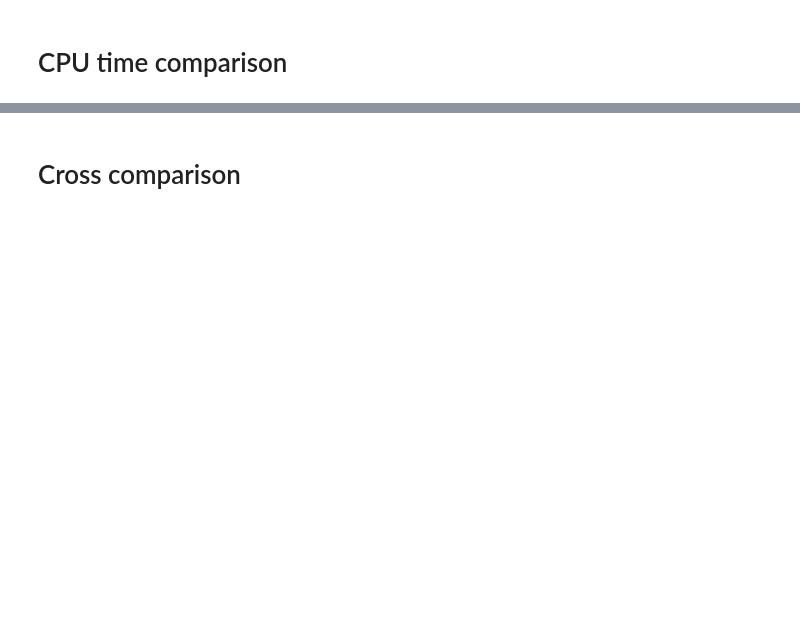
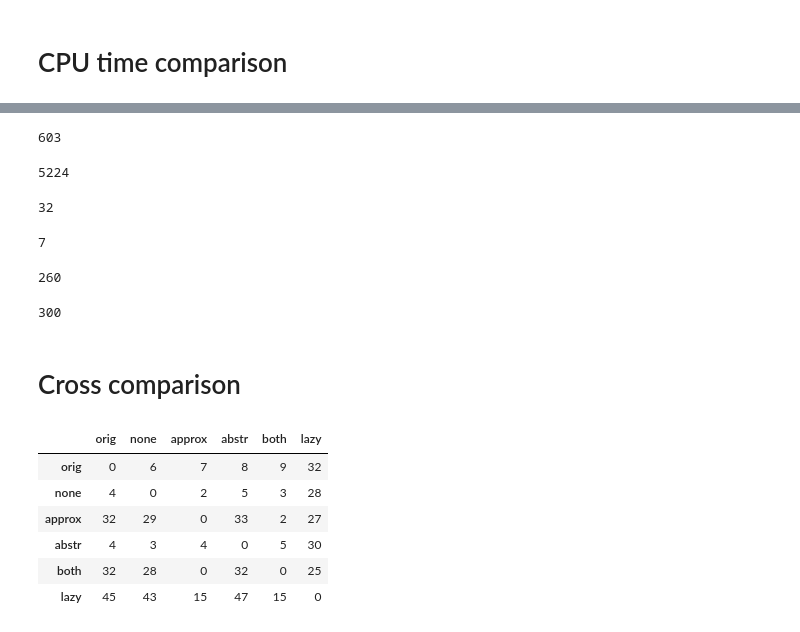
Before and after one commit to svarcinator/Q3B, a Jupyter notebook: statistics/statistics_final/Final statistics.ipynb, the cells around one changed output, grey strips where cells are left out. Drawn from its saved outputs; the diff is of its cells as text; code cells hidden in the pictures; blank space fills up the shorter version.

```diff
--- a/statistics/statistics_final/Final statistics.ipynb
+++ b/statistics/statistics_final/Final statistics.ipynb
@@ -203,3 +210,28 @@ plt = show_plot(create_time_comparison('orig', 'approx', current_dir), 'cputime'
+# %%
+df = create_df_comparison('orig', 'approx', current_dir)
+len(df[df['result_x'].isin(['true']) & df['result_y'].isin(['true'])])
+# %% [output]
+603
+# %%
+len(df[df['result_x'].isin(['false']) & df['result_y'].isin(['false'])])
+# %% [output]
+5224
+# %%
+len(df[df['result_x'].isin(['TIMEOUT']) & df['result_y'].isin(['true', 'false'])])
+# %% [output]
+32
+# %%
+len(df[df['result_x'].isin(['false', 'true']) & df['result_y'].isin(['TIMEOUT'])])
+# %% [output]
+7
+# %%
+len(df[df['result_x'].isin(['TIMEOUT']) & df['result_y'].isin(['TIMEOUT'])])
+# %% [output]
+260
+# %%
+len(df[df['result_x'].isin(['TIMEOUT']) | df['result_y'].isin(['TIMEOUT'])])
+# %% [output]
+300
 # %% [markdown]
 # Cross comparison
 # %%
@@ -224,6 +256,15 @@ for s1 in versions:
 # %%
 labels = list(versions.keys())
 df = pd.DataFrame(data, index=labels,dtype=object)
-np.fill_diagonal(df.values, "x")
+#np.fill_diagonal(df.values, "x")
 cross_comparison = df.T
+cross_comparison
+# %% [output]
+|  | orig | none | approx | abstr | both | lazy |
+| orig | 0 | 6 | 7 | 8 | 9 | 32 |
+| none | 4 | 0 | 2 | 5 | 3 | 28 |
+| approx | 32 | 29 | 0 | 33 | 2 | 27 |
+| abstr | 4 | 3 | 4 | 0 | 5 | 30 |
+| both | 32 | 28 | 0 | 32 | 0 | 25 |
+| lazy | 45 | 43 | 15 | 47 | 15 | 0 |
 # %%
```
Also changed, not shown: parts of 26 cells of this notebook.
